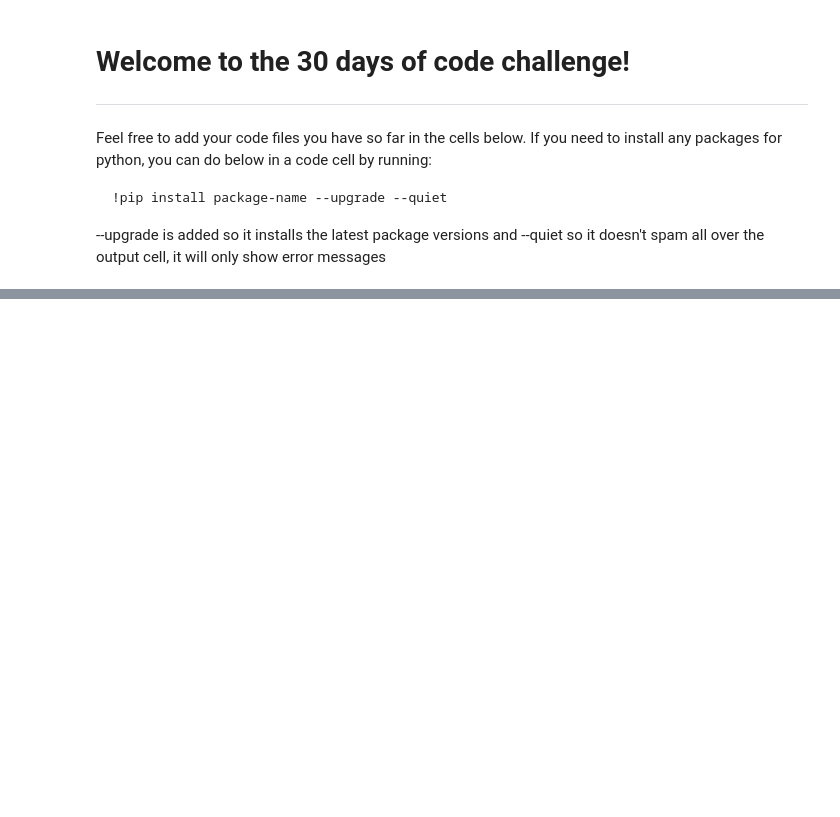
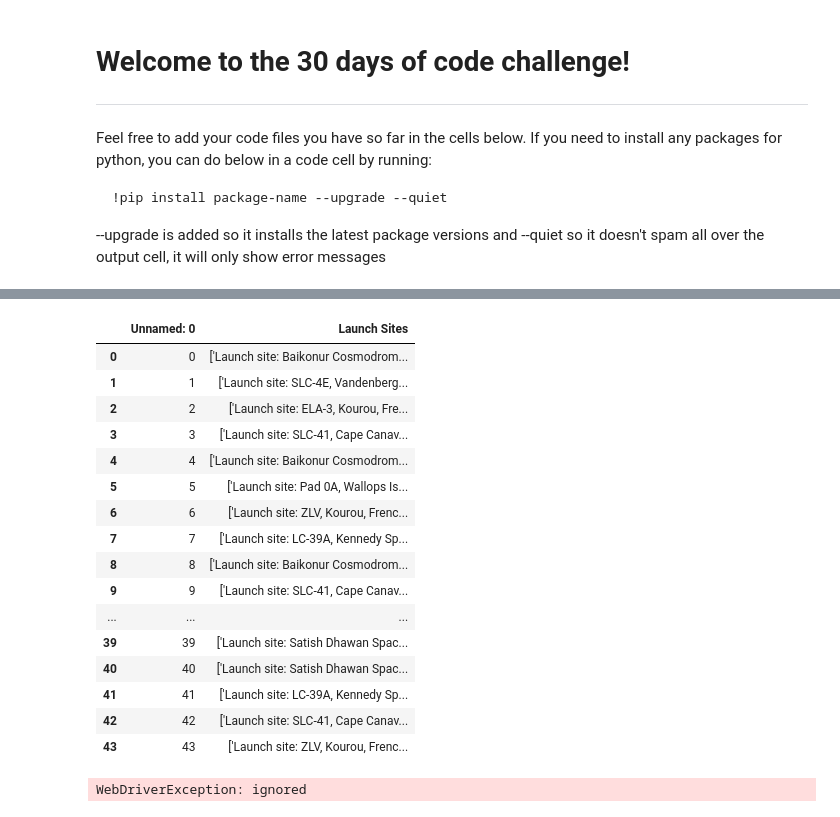
Before and after one commit to LS-io/codeschool, a Jupyter notebook: TSS_JulyProject.ipynb, the cells around one changed output, grey strips where cells are left out. Drawn from its saved outputs; the diff is of its cells as text; code cells hidden in the pictures; blank space fills up the shorter version.

```diff
--- a/TSS_JulyProject.ipynb
+++ b/TSS_JulyProject.ipynb
@@ -113,0 +118,35 @@ cleaned_data
+# %%
+launchSiteList=[]
+for listloc in range(len(missionData)):
+    launchSiteList.append([])
+    find_launch_sites = str(events_df['Mission Info'][listloc]).split('\n')[1]
+    launchSiteList[listloc].append(find_launch_sites)
+
+
+LaunchSite_series = pd.Series(launchSiteList, name = 'Launch Sites')
+LaunchS_File = 'Launch Sites List.csv'
+LaunchSite_series.to_csv(LaunchS_File)
+
+LaunchS_File_R = pd.read_csv('Launch Sites List.csv')
+LaunchS_File_R
+
+# this cell contains code to single out the launch site from our events_df dataframe
+#it then puts it into a series of its own which will need to be split again to get rid of the prefix "Launch Site:"
+# %% [output]
+|  | Unnamed: 0 | Launch Sites |
+| 0 | 0 | ['Launch site: Baikonur Cosmodrom... |
+| 1 | 1 | ['Launch site: SLC-4E, Vandenberg... |
+| 2 | 2 | ['Launch site: ELA-3, Kourou, Fre... |
+| 3 | 3 | ['Launch site: SLC-41, Cape Canav... |
+| 4 | 4 | ['Launch site: Baikonur Cosmodrom... |
+| 5 | 5 | ['Launch site: Pad 0A, Wallops Is... |
+| 6 | 6 | ['Launch site: ZLV, Kourou, Frenc... |
+| 7 | 7 | ['Launch site: LC-39A, Kennedy Sp... |
+| 8 | 8 | ['Launch site: Baikonur Cosmodrom... |
+| 9 | 9 | ['Launch site: SLC-41, Cape Canav... |
+| ... | ... | ... |
+| 39 | 39 | ['Launch site: Satish Dhawan Spac... |
+| 40 | 40 | ['Launch site: Satish Dhawan Spac... |
+| 41 | 41 | ['Launch site: LC-39A, Kennedy Sp... |
+| 42 | 42 | ['Launch site: SLC-41, Cape Canav... |
+| 43 | 43 | ['Launch site: ZLV, Kourou, Frenc... |
@@ -113,0 +163,12 @@ cleaned_data
+# %%
+from selenium import webdriver
+from selenium.webdriver.common.keys import Keys
+
+# driver = webdriver.Firefox() # Use this if you prefer Firefox.
+driver = webdriver.Chrome()
+
+driver.get('https://www.google.com/maps/')
+
+# this is a solution i followed on stckoverflw but reslt in PATH problem
+# %% [output]
+WebDriverException: ignored
```
Also changed, not shown: parts of 3 cells of this notebook.
